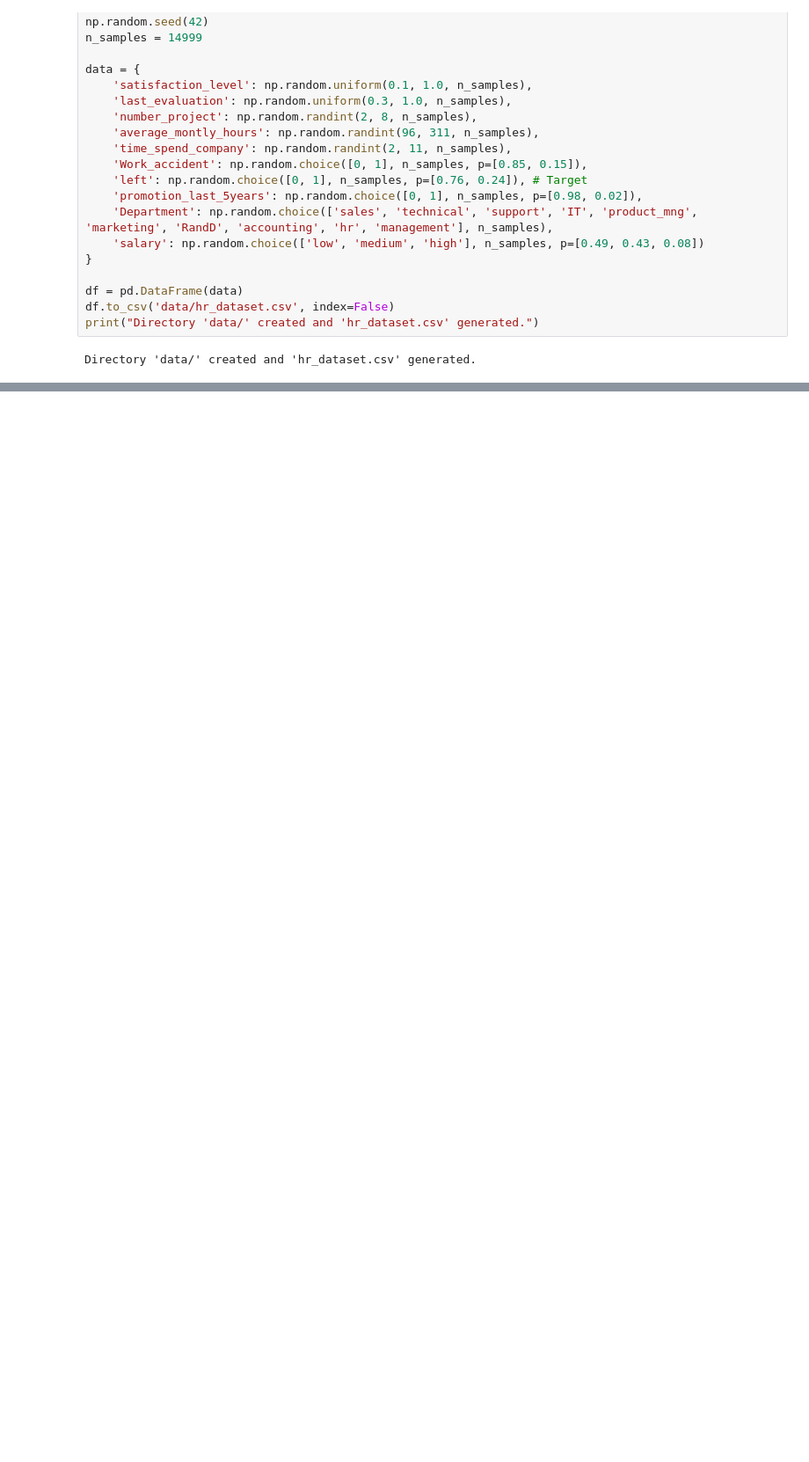
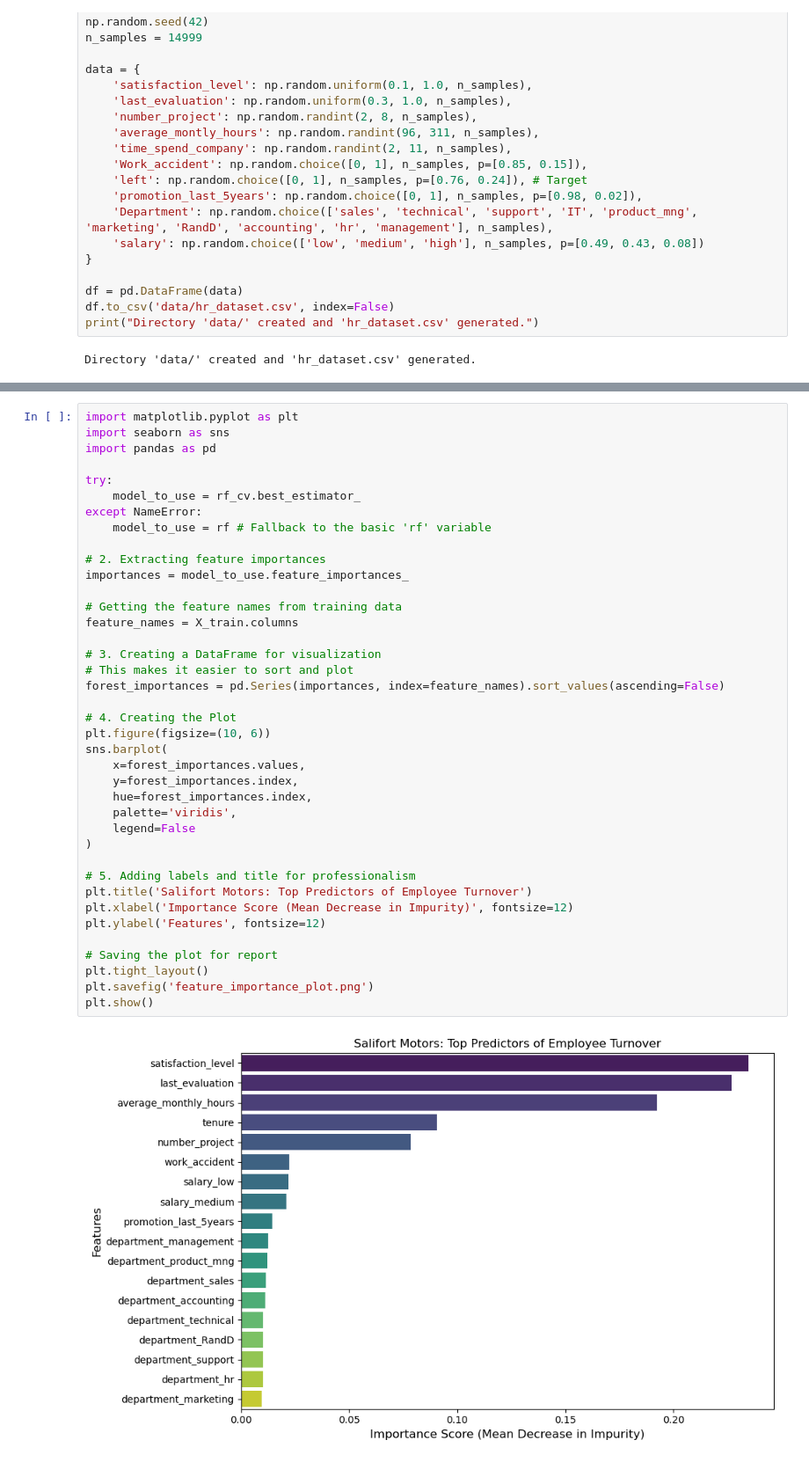
Before and after one commit to Tanzil-Ali-Rizvi/Salifort-Motors-Employee-Retention---Advance-DA-Project, a Jupyter notebook: notebooks/Salifort_Motors_Employee_Retention.ipynb, the cells around one changed output, grey strips where cells are left out. Shown at 88% size. Drawn from its saved outputs; the diff is of its cells as text; blank space fills up the shorter version.

```diff
--- a/notebooks/Salifort_Motors_Employee_Retention.ipynb
+++ b/notebooks/Salifort_Motors_Employee_Retention.ipynb
@@ -105,0 +109,41 @@ weighted avg       0.82      0.76      0.66      3000
+# %%
+import matplotlib.pyplot as plt
+import seaborn as sns
+import pandas as pd
+
+try:
+    model_to_use = rf_cv.best_estimator_
+except NameError:
+    model_to_use = rf # Fallback to the basic 'rf' variable
+
+# 2. Extracting feature importances
+importances = model_to_use.feature_importances_
+
+# Getting the feature names from training data
+feature_names = X_train.columns
+
+# 3. Creating a DataFrame for visualization
+# This makes it easier to sort and plot
+forest_importances = pd.Series(importances, index=feature_names).sort_values(ascending=False)
+
+# 4. Creating the Plot
+plt.figure(figsize=(10, 6))
+sns.barplot(
+    x=forest_importances.values,
+    y=forest_importances.index,
+    hue=forest_importances.index,
+    palette='viridis',
+    legend=False
+)
+
+# 5. Adding labels and title for professionalism
+plt.title('Salifort Motors: Top Predictors of Employee Turnover')
+plt.xlabel('Importance Score (Mean Decrease in Impurity)', fontsize=12)
+plt.ylabel('Features', fontsize=12)
+
+# Saving the plot for report
+plt.tight_layout()
+plt.savefig('feature_importance_plot.png')
+plt.show()
+# %% [output]
+[figure, added]
```
Also changed, not shown: parts of 2 cells of this notebook.
